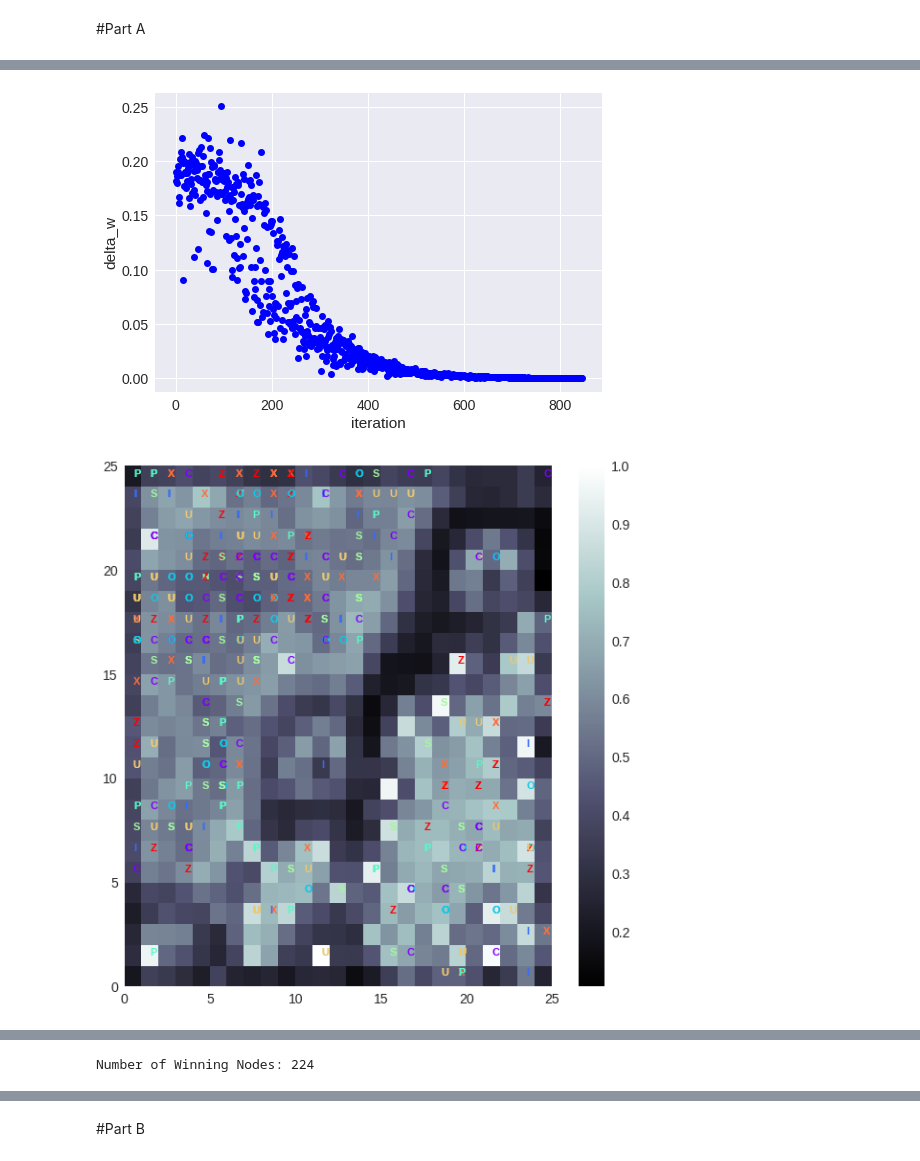
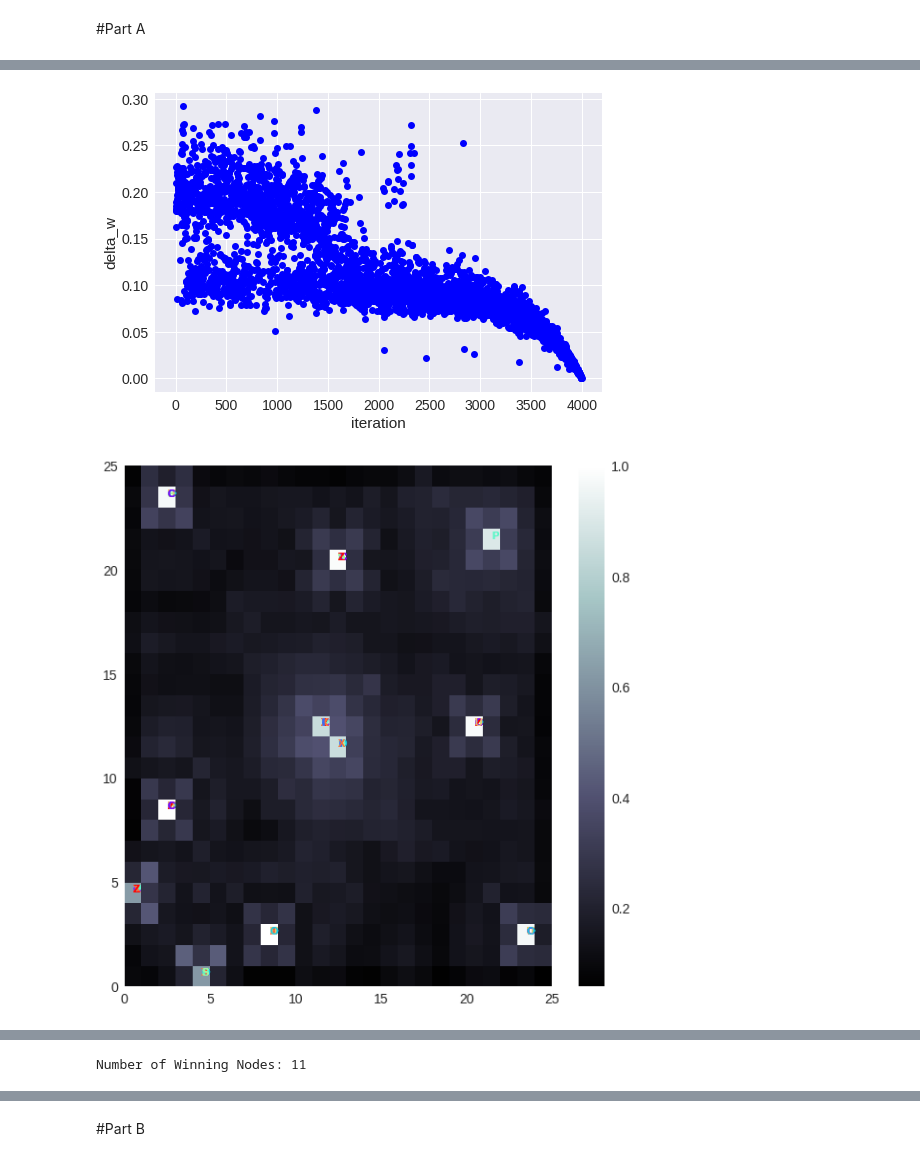
Before and after one commit to puraminy/mini_proj3, a Jupyter notebook: SOM.ipynb, the cells around one changed output, grey strips where cells are left out. Cells and saved outputs as stored; diff of their text form; code cells hidden in the pictures.

```diff
--- a/SOM.ipynb
+++ b/SOM.ipynb
@@ -139,24 +139,29 @@ Original file is located at
     https://colab.research.google.com/github/puraminy/mini_proj3/blob/master/SOM.ipynb
 """
 
-def decay_1(lr, t, max_iter):
+def decay_iter(lr, t, max_iter):
     ret = lr / (1 + t / (max_iter / 2))
 #     print("ret:", ret)
-    print('.', end='')
+#     print('.', end='')
     return ret
 
-def decay_2(lr, t, max_iter):
+def decay_hendesi(lr, t, max_iter):
     ret = lr * (0.99**t) #np.exp(-t*0.001)
 #     print(f"ret {t}:", ret)
-    print('.', end='')
+#     print('.', end='')
     return ret
 
-def decay_3(lr, t, max_iter):
+def decay_exp(lr, t, max_iter):
     ret = lr * np.exp(-t*0.001)
 #     print(f"ret {t}:", ret)
-    print('.', end='')
+#     print('.', end='')
     return ret
 
+def decay_hesabi(lr, t, max_iter):
+    ret = lr - (t*1/max_iter)
+#     print(f"hsabi {t}:", ret)
+#     print('.', end='')
+    return ret
 
 alphabet.shape, label.shape, max(label), min(label)
 
@@ -171,8 +176,8 @@ som = MiniSom(x=x, y=y, input_len=28*28, sigma=1.0, learning_rate=1.0,
               neighborhood_function='mexican_hat')  # initialization of 25x25 SOM
 som.random_weights_init(alphabet)  # initialize weights with random values
 som.train_delta(alphabet, delta=0.0001, max_iteration=4000,
-                decay_lr=decay_2,
-                decay_sigma=decay_2,
+                decay_lr=decay_hesabi,
+                decay_sigma=decay_hesabi,
                 delta_func='max')
 
 plt.figure(figsize=(10, 10))
@@ -276,2 +296,2 @@ plt.show()
-[figure, old version]
+[figure, new version]
-[figure, old version]
+[figure, new version]
@@ -279 +299 @@ plt.show()
-Number of Winning Nodes: 224
+Number of Winning Nodes: 11
```
Also changed, not shown: parts of 1 cell of this notebook.
